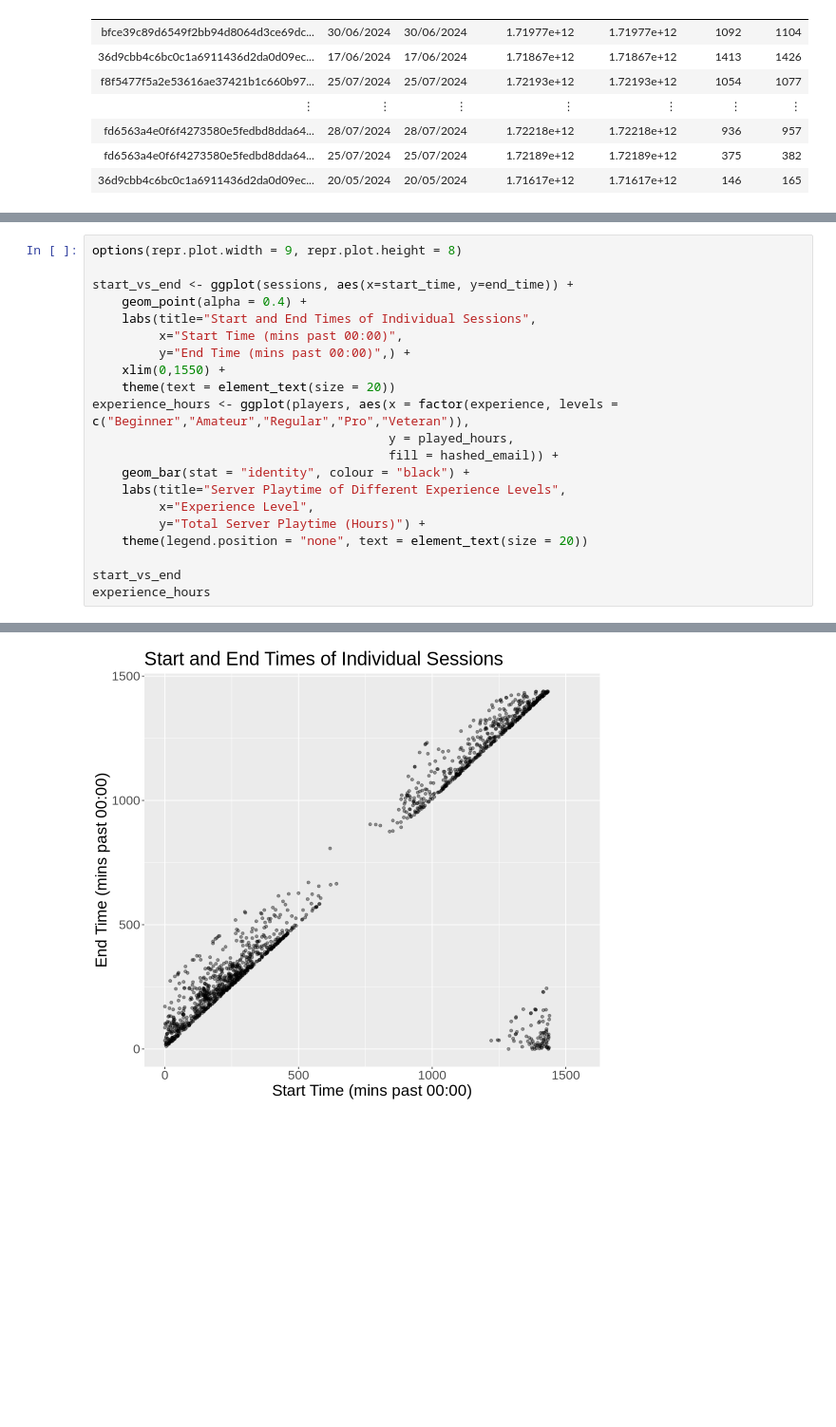
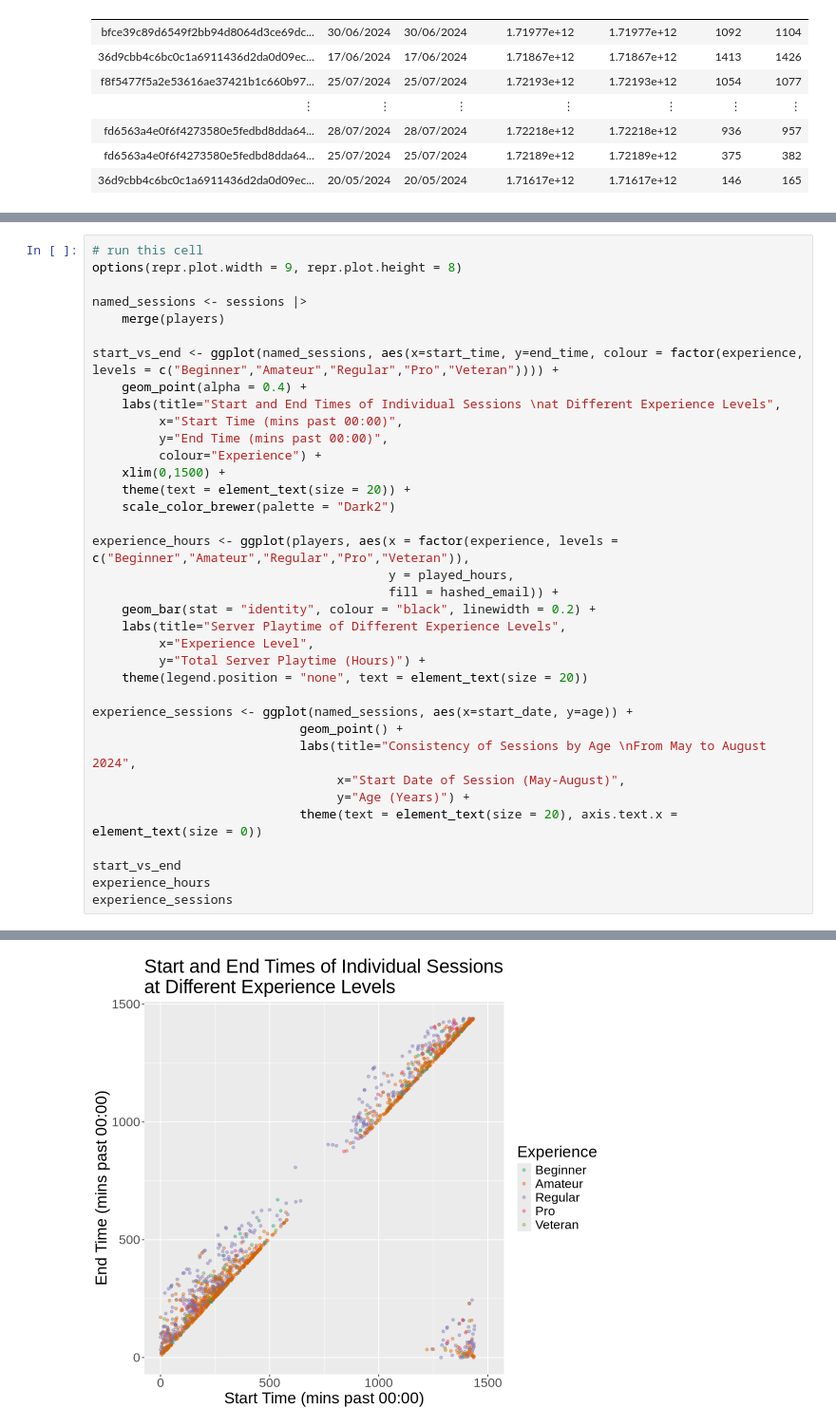
Before and after one commit to Booch58/individual_contribution, a Jupyter notebook: individual_contribution.ipynb, the cells around one changed output, grey strips where cells are left out. Shown at 95% size. Saved outputs shown, nothing was run; the diff lists cells and outputs as text; blank space fills up the shorter version.

Commit message:
Finished Exploratory visualizations and Methods/Plan
Also made word count more concise

```diff
--- a/individual_contribution.ipynb
+++ b/individual_contribution.ipynb
@@ -145,26 +142,41 @@ A tibble: 1 × 6
 # %%
+# run this cell
 options(repr.plot.width = 9, repr.plot.height = 8)
 
-start_vs_end <- ggplot(sessions, aes(x=start_time, y=end_time)) +
+named_sessions <- sessions |>
+    merge(players)
+
+start_vs_end <- ggplot(named_sessions, aes(x=start_time, y=end_time, colour = factor(experience, levels = c("Beginner","Amateur","Regular","Pro","Veteran")))) +
     geom_point(alpha = 0.4) +
-    labs(title="Start and End Times of Individual Sessions",
+    labs(title="Start and End Times of Individual Sessions \nat Different Experience Levels",
          x="Start Time (mins past 00:00)",
-         y="End Time (mins past 00:00)",) +
-    xlim(0,1550) +
-    theme(text = element_text(size = 20))
+         y="End Time (mins past 00:00)",
+         colour="Experience") +
+    xlim(0,1500) +
+    theme(text = element_text(size = 20)) +
+    scale_color_brewer(palette = "Dark2")
+
 experience_hours <- ggplot(players, aes(x = factor(experience, levels = c("Beginner","Amateur","Regular","Pro","Veteran")),
                                         y = played_hours,
                                         fill = hashed_email)) +
-    geom_bar(stat = "identity", colour = "black") +
+    geom_bar(stat = "identity", colour = "black", linewidth = 0.2) +
     labs(title="Server Playtime of Different Experience Levels",
          x="Experience Level",
          y="Total Server Playtime (Hours)") +
     theme(legend.position = "none", text = element_text(size = 20))
 
+experience_sessions <- ggplot(named_sessions, aes(x=start_date, y=age)) +
+                            geom_point() +
+                            labs(title="Consistency of Sessions by Age \nFrom May to August 2024",
+                                 x="Start Date of Session (May-August)",
+                                 y="Age (Years)") +
+                            theme(text = element_text(size = 20), axis.text.x = element_text(size = 0))
+
 start_vs_end
 experience_hours
+experience_sessions
 # %% [output]
 Warning message:
 “Removed 2 rows containing missing values or values outside the scale range
 (`geom_point()`).”
-[figure, old version]
+[figure, new version]
```
Also changed, not shown: parts of 16 cells of this notebook.
